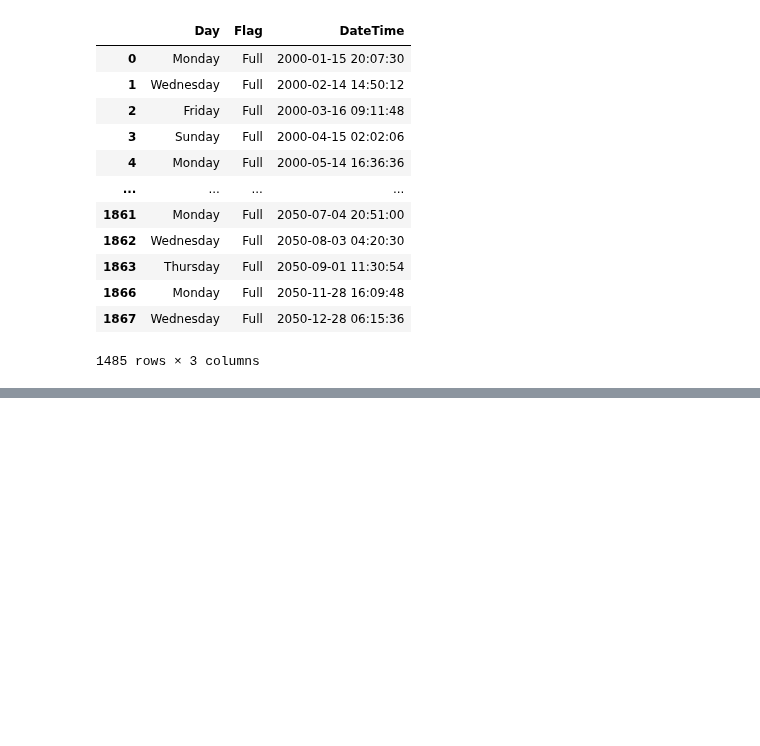
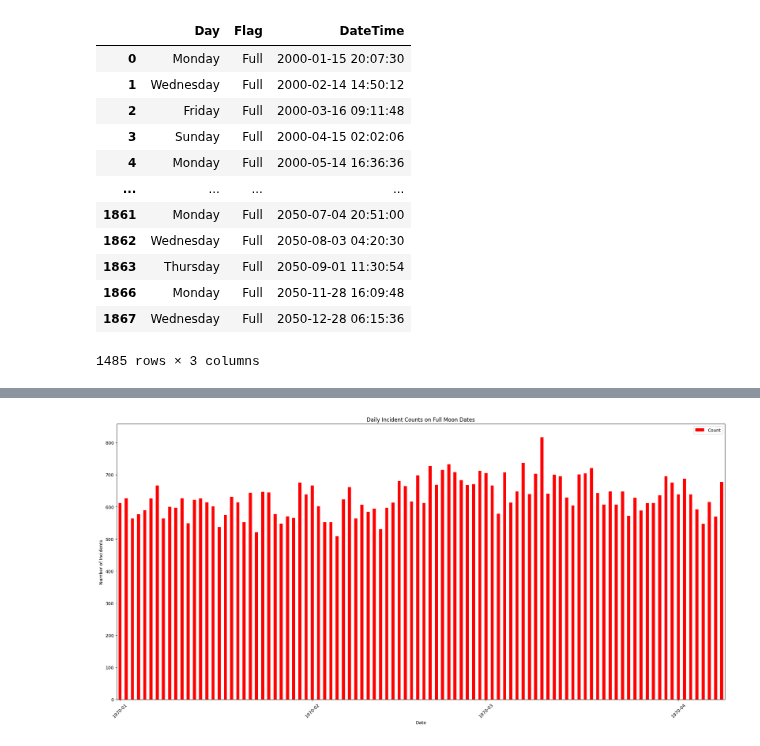
Before and after one commit to mattlundberg/Project-1, a Jupyter notebook: jason.ipynb, the cells around one changed output, grey strips where cells are left out. Cells and saved outputs as stored; diff of their text form; code cells hidden in the pictures; blank space fills up the shorter version.

```diff
--- a/jason.ipynb
+++ b/jason.ipynb
@@ -142,3 +143,12 @@ display(full_moon_simplified_df)
 | 1866 | Monday | Full | 2050-11-28 16:09:48 |
 | 1867 | Wednesday | Full | 2050-12-28 06:15:36 |
 1485 rows × 3 columns
+# %%
+full_moon_simplified_date_df = full_moon_simplified_df.copy()
+full_moon_simplified_date_df['Date'] = full_moon_simplified_df['DateTime'].dt.date
+full_moon_simplified_date_df = full_moon_simplified_date_df.drop(columns=['DateTime'])
+
+# Convert Date back to datetime for easier plotting
+full_moon_simplified_date_df['Date'] = pd.to_datetime(full_moon_simplified_date_df['Date'])
+
+display(full_moon_simplified_date_df)
@@ -144,0 +169,7 @@ display(full_moon_simplified_df)
+# %%
+# Display Count for Reported_Date that appears in both emergency_df_grouped and full_moon_simplified_df
+# Step 1: Find the common Reported_Date values
+common_dates = emergency_df_grouped[emergency_df_grouped['Reported_Date'].isin(full_moon_simplified_date_df['Date'])]
+
+# Display the count of common Reported_Date values
+display(common_dates)
@@ -144,0 +190,21 @@ display(full_moon_simplified_df)
+# %%
+fig, ax = plt.subplots(figsize=(20, 10))
+
+# Plot the incident counts
+#ax.plot(common_dates['Reported_Date'], common_dates['Count'])
+common_dates.plot(kind='bar', color='red', x='Reported_Date', y='Count', ax=ax)
+
+# Customize the plot
+plt.title('Daily Incident Counts on Full Moon Dates')
+plt.xlabel('Date')
+plt.ylabel('Number of Incidents')
+
+# Improve x-axis date formatting
+ax.xaxis.set_major_locator(mdates.MonthLocator())
+ax.xaxis.set_major_formatter(mdates.DateFormatter('%Y-%m'))
+plt.xticks(rotation=45)
+
+plt.tight_layout()
+plt.show()
+# %% [output]
+[figure, added]
```
Also changed, not shown: parts of 3 cells of this notebook.
